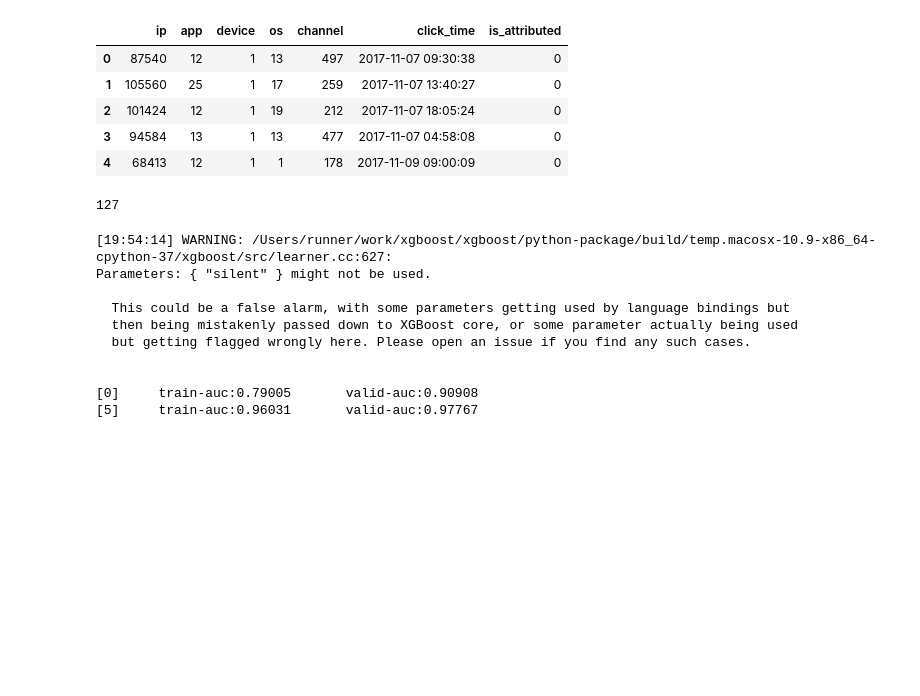
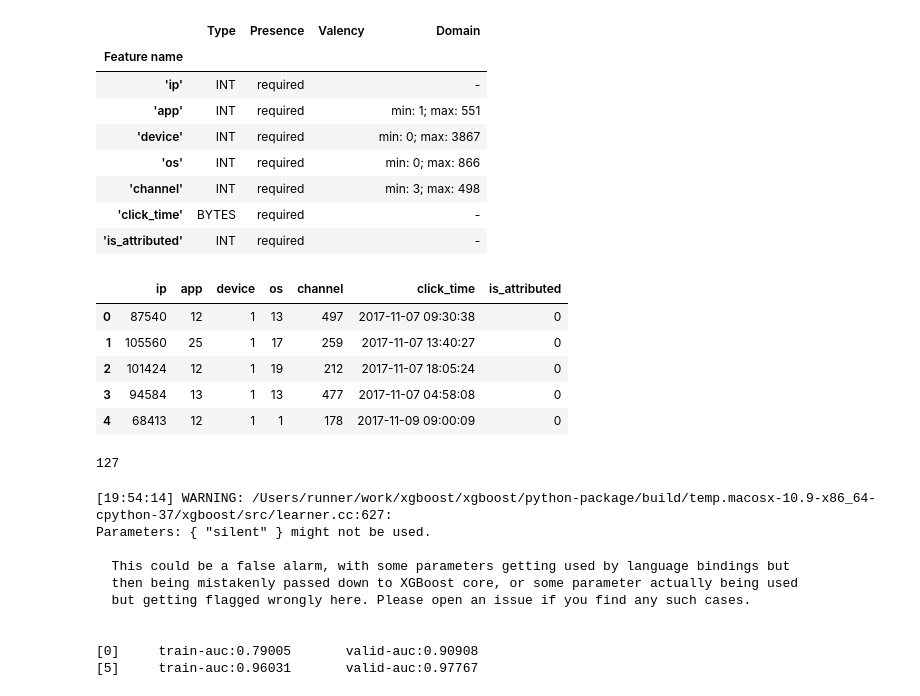
Before and after one commit to dhavalmj007/model-serving, a Jupyter notebook: Model Training.ipynb, the cells around one changed output. Drawn from its saved outputs; the diff is of its cells as text; code cells hidden in the pictures; blank space fills up the shorter version.

Commit message:
Added data validation

```diff
--- a/Model Training.ipynb
+++ b/Model Training.ipynb
@@ -37,3 +115,17 @@ train = pd.read_csv(path+"train.csv", usecols=train_columns, dtype=dtypes)
+# %%
+read_schema = tfdv.load_schema_text('src/data/schema/schema.pbtxt')
+# %%
+tfdv.display_schema(read_schema)
+# %% [output]
+|  | Type | Presence | Valency | Domain |
+| Feature name |  |  |  |  |
+| 'ip' | INT | required |  | - |
+| 'app' | INT | required |  | min: 1; max: 551 |
+| 'device' | INT | required |  | min: 0; max: 3867 |
+| 'os' | INT | required |  | min: 0; max: 866 |
+| 'channel' | INT | required |  | min: 3; max: 498 |
+| 'click_time' | BYTES | required |  | - |
+| 'is_attributed' | INT | required |  | - |
 # %%
 train.head()
 # %% [output]
```
Also changed, not shown: parts of 15 cells of this notebook, 8 other files.
